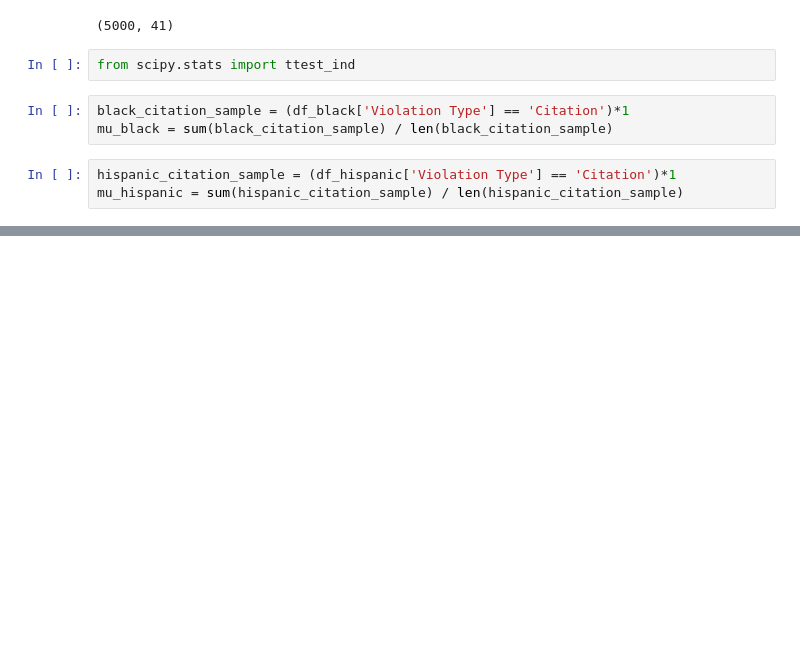
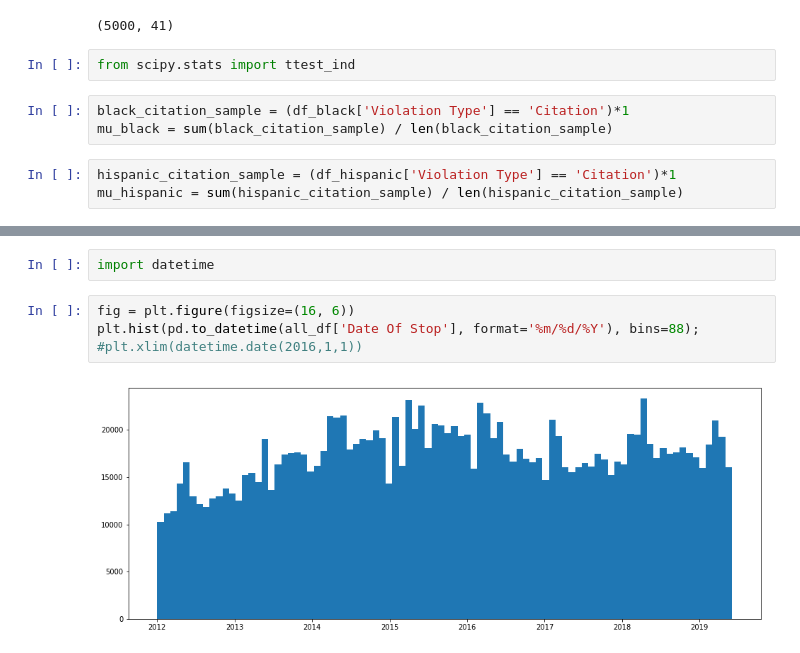
Before and after one commit to mguptaphd/Module3_Project, a Jupyter notebook: Scratchwork.ipynb, the cells around one changed output, grey strips where cells are left out. Drawn from its saved outputs; the diff is of its cells as text; blank space fills up the shorter version.

```diff
--- a/Scratchwork.ipynb
+++ b/Scratchwork.ipynb
@@ -370,0 +367,8 @@ Warnings:
+# %%
+import datetime
+# %%
+fig = plt.figure(figsize=(16, 6))
+plt.hist(pd.to_datetime(all_df['Date Of Stop'], format='%m/%d/%Y'), bins=88);
+#plt.xlim(datetime.date(2016,1,1))
+# %% [output]
+[figure, added]
```
Also changed, not shown: parts of 15 cells of this notebook.
